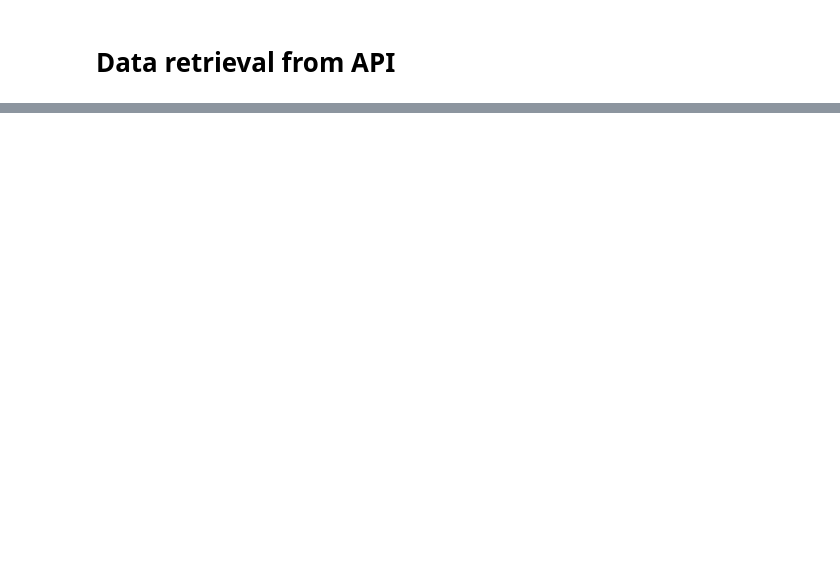
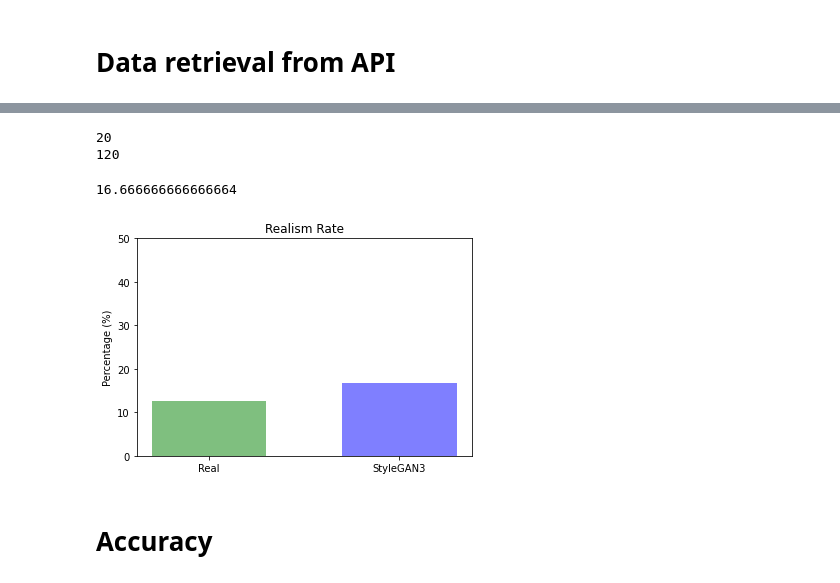
Before and after one commit to emanuelebeozzo/stylegan3-perceptual-test, a Jupyter notebook: data_analysis.ipynb, the cells around one changed output, grey strips where cells are left out. Cells and saved outputs as stored; diff of their text form; code cells hidden in the pictures; blank space fills up the shorter version.

Commit message:
Complete (problably) the notebook for data analysis

```diff
--- a/data_analysis.ipynb
+++ b/data_analysis.ipynb
@@ -564,0 +15,8 @@ plt.show();
+# %%
+# transform data retrieved in pandas dataframe
+dataframe = pd.json_normalize(response.json(), ['evaluations_list'],  meta=[
+    '_id',
+    'type',
+])
+dataframe.info()
+dataframe
@@ -564,0 +143,29 @@ plt.show();
+# %%
+realismGen = dataframe.loc[(dataframe['type'] == 1) & (dataframe['evaluation'] <= 3)].count()
+totalGen = dataframe.loc[dataframe['type'] == 1].count()
+realismGen = realismGen['_id']
+print(realismGen)
+totalGen = totalGen['_id']
+print(totalGen)
+realismGenPerc = (realismGen/totalGen)*100
+realismGenPerc
+# %% [output]
+20
+120
+16.666666666666664
+# %%
+objects = ('Real', 'StyleGAN3')
+y_pos = np.arange(len(objects))
+data = [realismRealPerc, realismGenPerc]
+
+plt.bar(y_pos, data, align='center', alpha=0.5, width=0.6, color=['green', 'blue'])
+plt.xticks(y_pos, objects)
+plt.ylabel('Percentage (%)')
+plt.ylim(0, 50)
+plt.title('Realism Rate')
+
+plt.show()
+# %% [output]
+[figure, added]
+# %% [markdown]
+# Accuracy
```
Also changed, not shown: parts of 59 cells of this notebook.
